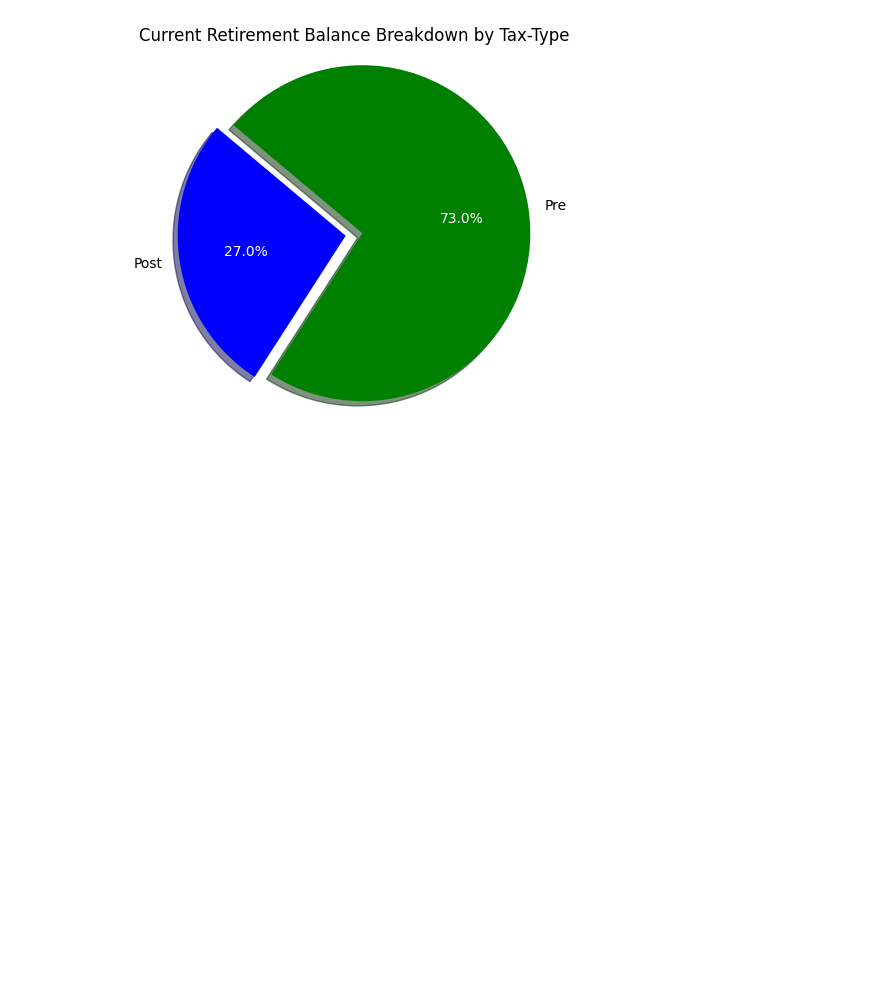
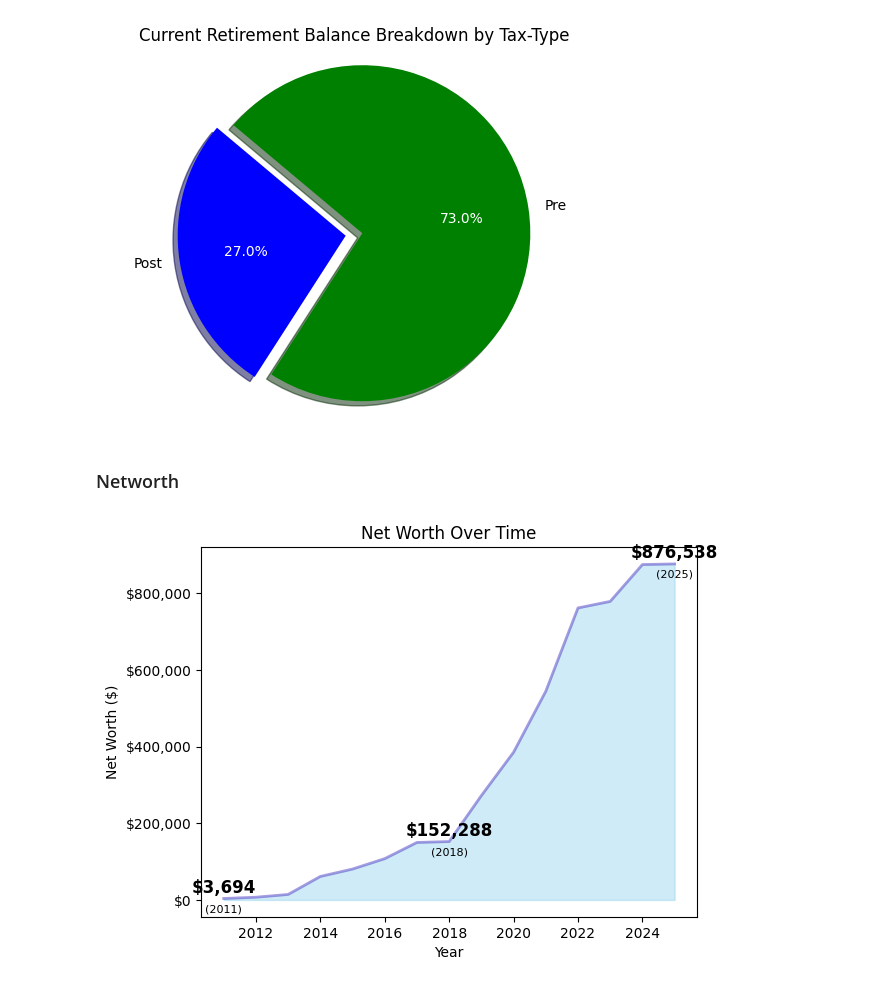
Before and after one commit to rkrall85/learning-through-bits, a Jupyter notebook: FIRE/reports/fire_trackers.ipynb, the cells around one changed output. Saved outputs shown, nothing was run; the diff lists cells and outputs as text; code cells hidden in the pictures; blank space fills up the shorter version.

```diff
--- a/FIRE/reports/fire_trackers.ipynb
+++ b/FIRE/reports/fire_trackers.ipynb
@@ -43,3 +43,43 @@ df = current_balance_df.groupby(['Tax-Type']).agg(Balances=('Balance', 'sum')).r
 pie_chart_balance_breakdown(df, by_column='Tax-Type')
 # %% [output]
 [figure]
+# %% [markdown]
+### Networth
+# %%
+df = ReportsClass.balances_df
+df = df[(df['End of Year Flag'] == True) & (df['Year']>=2011)]
+
+networth_df = df.groupby(['Year']).agg(Balance=('Balance', 'sum')).reset_index()
+
+years = networth_df['Year']
+net_worth = networth_df['Balance']
+
+
+import matplotlib.pyplot as plt
+import matplotlib.ticker as ticker
+
+# Sample data (years and net worth
+
+# Create the area chart
+plt.fill_between(years, net_worth, color="skyblue", alpha=0.4)
+plt.plot(years, net_worth, color="Slateblue", alpha=0.6, linewidth=2)
+
+# Adding titles and labels
+plt.title('Net Worth Over Time')
+plt.xlabel('Year')
+plt.ylabel('Net Worth ($)')
+
+# Format y-axis as currency with commas
+formatter = ticker.FuncFormatter(lambda x, pos: '${:,.0f}'.format(x))
+plt.gca().yaxis.set_major_formatter(formatter)
+
+# Add data labels for the first entry, middle entry, and the latest year
+label_indices = [0, len(net_worth) // 2, len(net_worth) - 1]
+for i in label_indices:
+    plt.text(years[i], net_worth[i] + 5000, f'${net_worth[i]:,.0f}', fontsize=12, fontweight='bold', ha='center', va='bottom')
+    plt.text(years[i], net_worth[i] - 40000, f'({years[i]})', fontsize=8, ha='center', va='bottom', fontweight='regular')
+
+# Show the plot
+plt.show()
+# %% [output]
+[figure, added]
```
Also changed, not shown: parts of 1 cell of this notebook, 5 other files.
